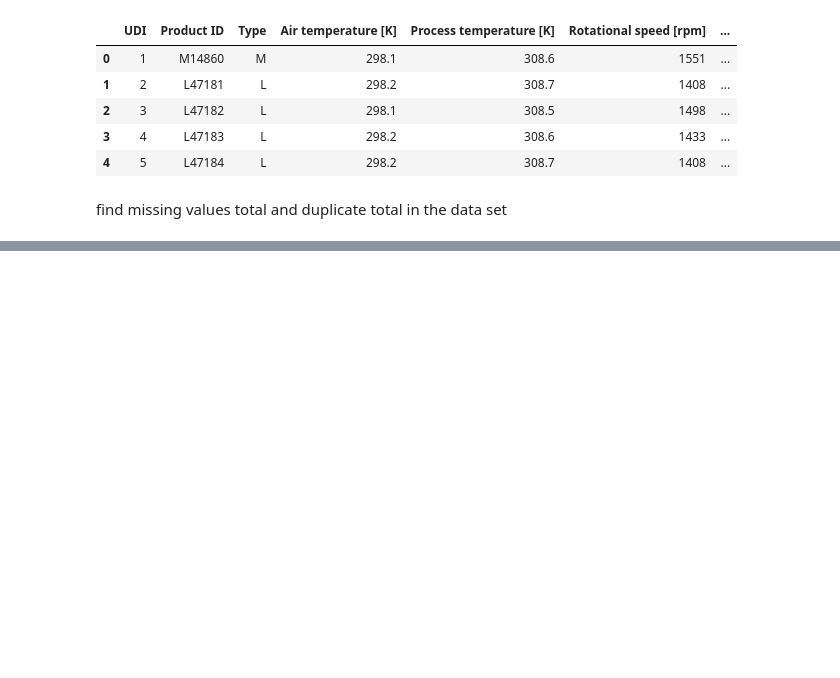
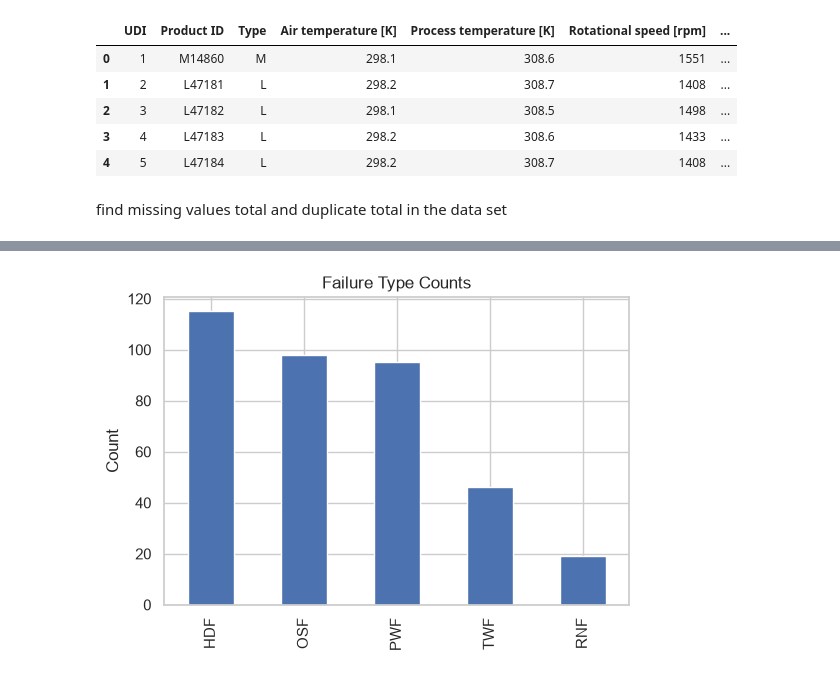
Before and after one commit to HarisAmmar117/BIB-project, a Jupyter notebook: notebooks/01_exploration.ipynb, the cells around one changed output, grey strips where cells are left out. Cells and saved outputs as stored; diff of their text form; code cells hidden in the pictures; blank space fills up the shorter version.

```diff
--- a/notebooks/01_exploration.ipynb
+++ b/notebooks/01_exploration.ipynb
@@ -45,0 +82,9 @@ print("\nDuplicate rows:", df.duplicated().sum())
+# %%
+failure_types = ["TWF", "HDF", "PWF", "OSF", "RNF"]
+df[failure_types].sum().sort_values(ascending=False).plot(
+    kind="bar", figsize=(6, 4), title="Failure Type Counts"
+)
+plt.ylabel("Count")
+plt.show()
+# %% [output]
+[figure, added]
```
Also changed, not shown: parts of 9 cells of this notebook.
